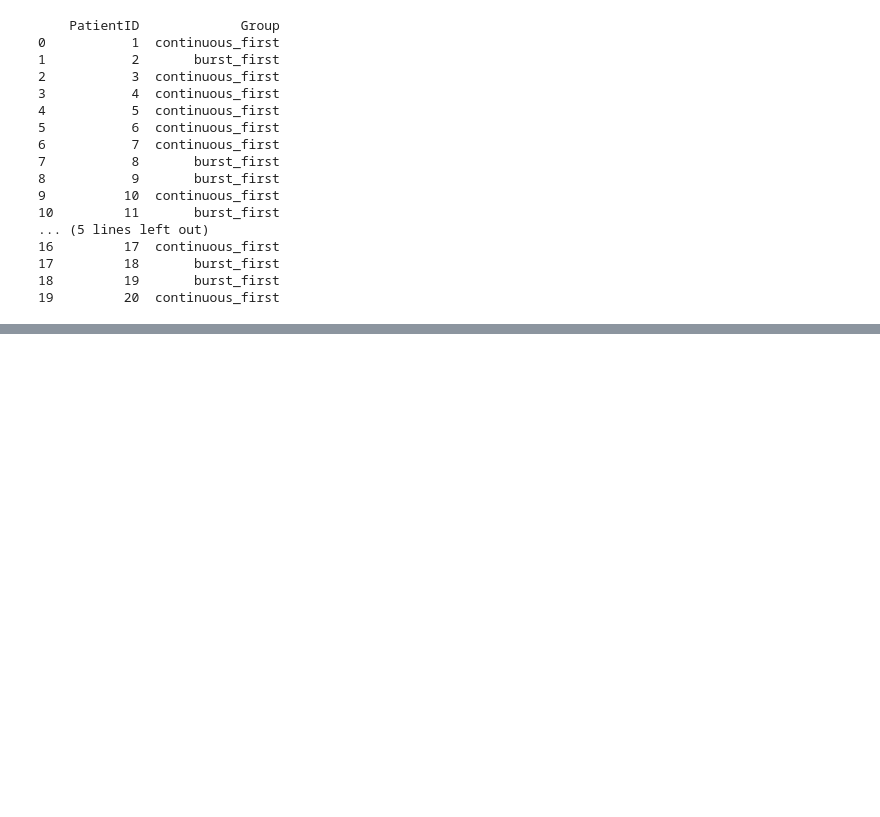
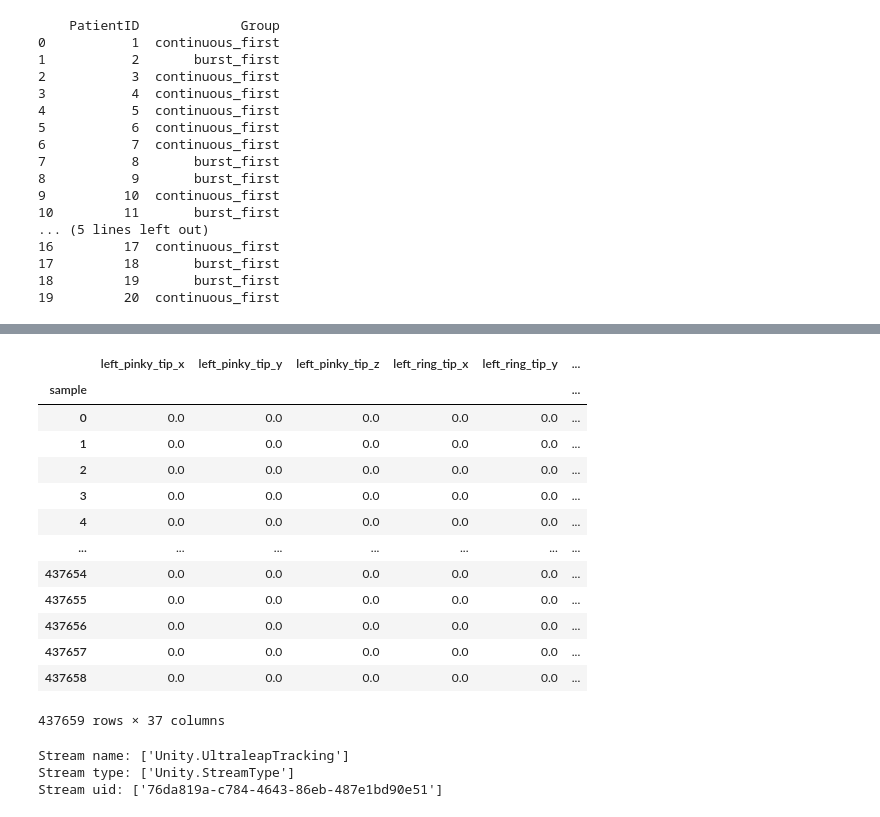
Before and after one commit to JKBehnke/patterned_DBS, a Jupyter notebook: notebooks/burst_dbs_helpers.ipynb, the cells around one changed output, grey strips where cells are left out. Drawn from its saved outputs; the diff is of its cells as text; code cells hidden in the pictures; blank space fills up the shorter version.

```diff
--- a/notebooks/burst_dbs_helpers.ipynb
+++ b/notebooks/burst_dbs_helpers.ipynb
@@ -40,0 +217,48 @@ print(patients)
+# %%
+xdf.data(2)
+# %% [output]
+|  | left_pinky_tip_x | left_pinky_tip_y | left_pinky_tip_z | left_ring_tip_x | left_ring_tip_y | ... |
+| sample |  |  |  |  |  | ... |
+| 0 | 0.0 | 0.0 | 0.0 | 0.0 | 0.0 | ... |
+| 1 | 0.0 | 0.0 | 0.0 | 0.0 | 0.0 | ... |
+| 2 | 0.0 | 0.0 | 0.0 | 0.0 | 0.0 | ... |
+| 3 | 0.0 | 0.0 | 0.0 | 0.0 | 0.0 | ... |
+| 4 | 0.0 | 0.0 | 0.0 | 0.0 | 0.0 | ... |
+| ... | ... | ... | ... | ... | ... | ... |
+| 437654 | 0.0 | 0.0 | 0.0 | 0.0 | 0.0 | ... |
+| 437655 | 0.0 | 0.0 | 0.0 | 0.0 | 0.0 | ... |
+| 437656 | 0.0 | 0.0 | 0.0 | 0.0 | 0.0 | ... |
+| 437657 | 0.0 | 0.0 | 0.0 | 0.0 | 0.0 | ... |
+| 437658 | 0.0 | 0.0 | 0.0 | 0.0 | 0.0 | ... |
+437659 rows × 37 columns
+# %%
+# Example: Accessing the first stream's data
+stream = data[0]
+
+# Extracting time stamps and sample data
+timestamps = stream['time_stamps']
+samples = stream['time_series'] # 36 channels ->
+clock_times = stream['clock_times']
+
+# You can also access stream info
+stream_info = stream['info']
+channel_count = int(stream_info['channel_count'][0])
+nominal_srate = stream_info['nominal_srate']
+stream_id = stream_info['stream_id']
+stream_type = stream_info['type']
+stream_name = stream_info['name']
+created_at = stream_info['created_at']
+stream_id = stream_info["stream_id"]
+
+
+
+# For example, print the name of the stream
+print(f"Stream name: {stream_info['name']}",
+      f"Stream type: {stream_info['type']}",
+      f"Stream uid: {stream_info['uid']}",
+
+      sep='\n')
+# %% [output]
+Stream name: ['Unity.UltraleapTracking']
+Stream type: ['Unity.StreamType']
+Stream uid: ['76da819a-c784-4643-86eb-487e1bd90e51']
```
Also changed, not shown: parts of 16 cells of this notebook, 10 other files.
